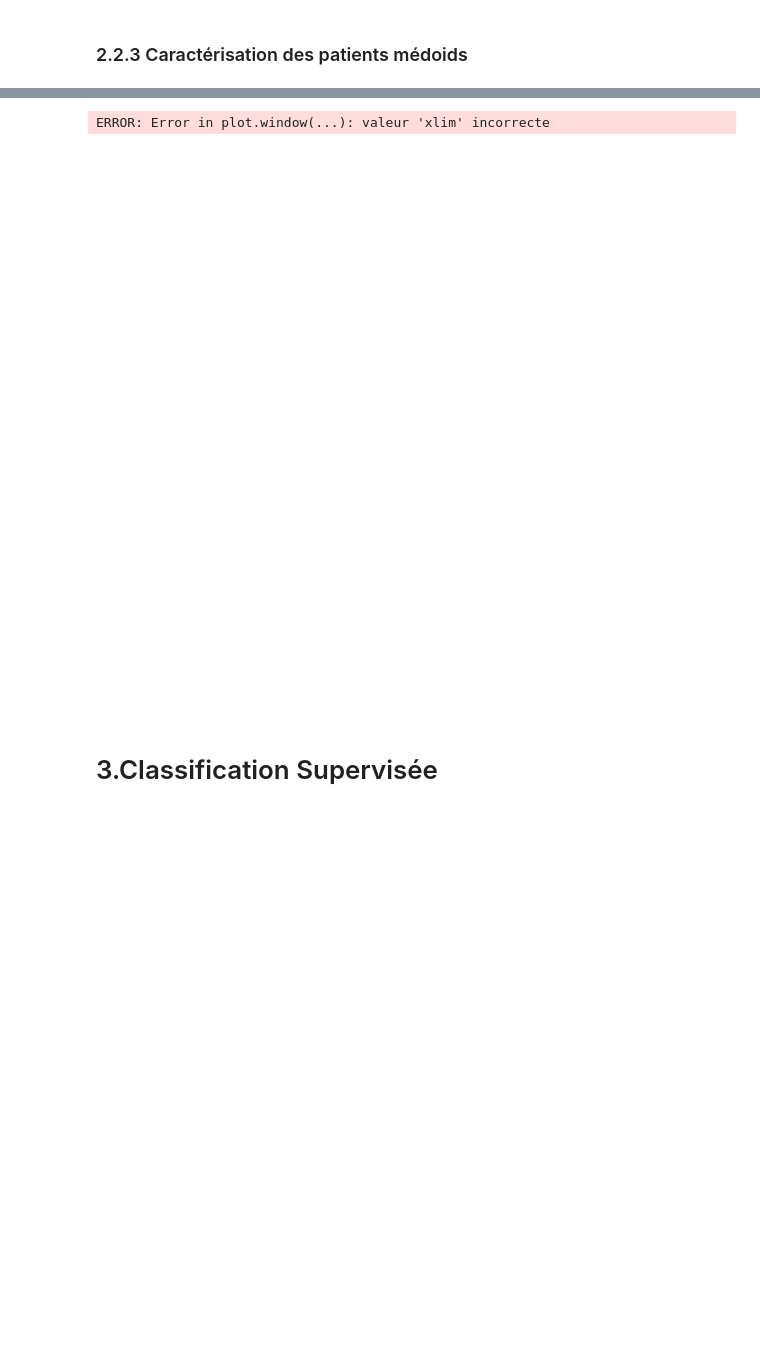
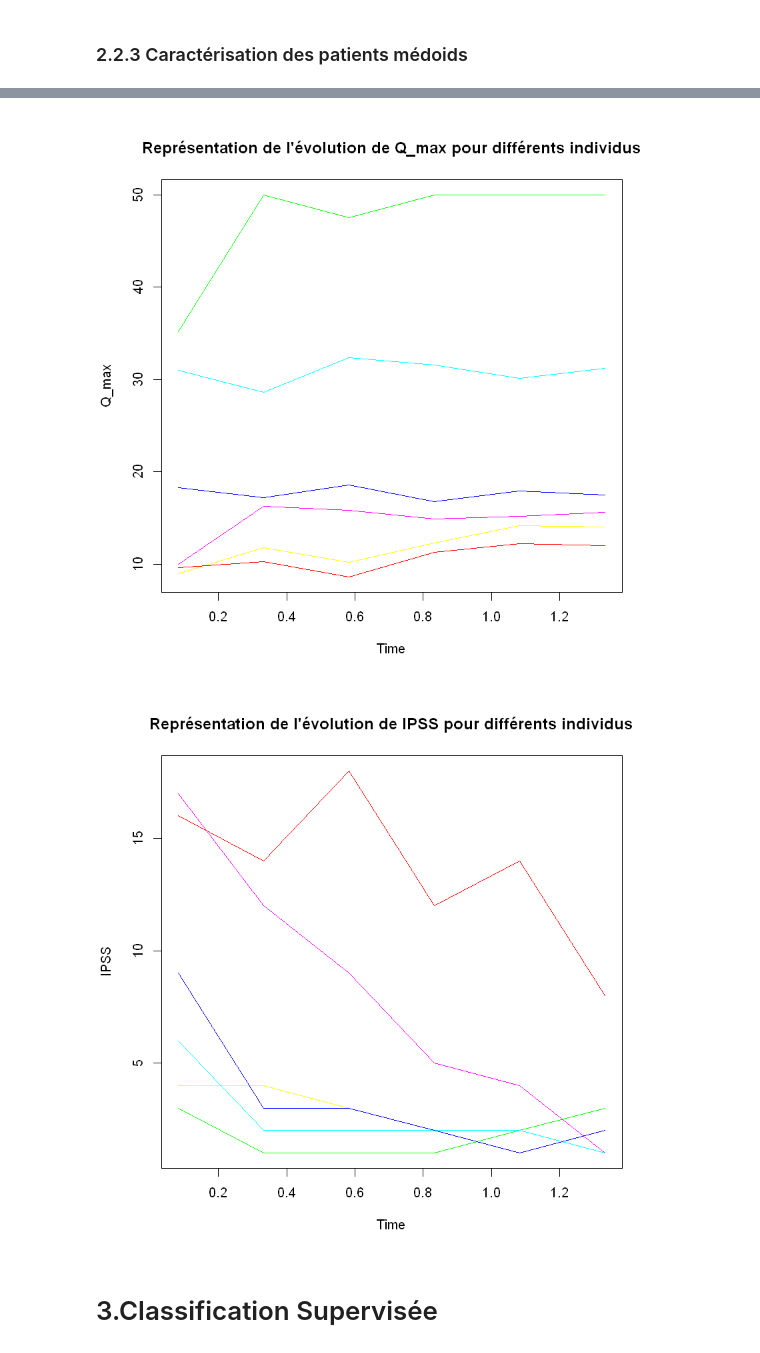
Before and after one commit to BigFab/TP_Adenome, a Jupyter notebook: vapor.ipynb, the cells around one changed output, grey strips where cells are left out. Drawn from its saved outputs; the diff is of its cells as text; code cells hidden in the pictures; blank space fills up the shorter version.

```diff
--- a/vapor.ipynb
+++ b/vapor.ipynb
@@ -399,8 +399,8 @@ i1=individu[1]
 i2=individu[2]
 i3=individu[3]
 #On crée des séries temporels pour nos variable Q_max ,IPSS et QoL
-vapor_num_post_qmax=t(subset(vapor_num_post,select=c(X1M_Qmax,X3M_Qmax,X6M_Qmax,X9M_Qmax,X12M_Qmax,X15M_Qmax)))
-vapor_num_post_ipss=t(subset(vapor_num_post,select=c(X1M_IPSS,X3M_IPSS,X6M_IPSS,X9M_IPSS,X12M_IPSS,X15M_IPSS)))
+vapor_num_post_qmax=t(subset(vapor_num_post,select=c(X1M_Qmax,X3M_Qmax,X6M_Qmax,X9M_Qmax,X12M_Qmax,X15M_Qmax,X18M_Qmax)))
+vapor_num_post_ipss=t(subset(vapor_num_post,select=c(X1M_IPSS,X3M_IPSS,X6M_IPSS,X9M_IPSS,X12M_IPSS,X15M_IPSS,X18M_IPSS)))
 vapor_cat_post_QoL=t(vapor_cat_post)
 vapor_num_post_series_qmax=ts(vapor_num_post_qmax, start=1/12,deltat=3/12)
 vapor_num_post_series_ipss=ts(vapor_num_post_ipss, start=1/12,deltat=3/12)
@@ -438,0 +477,17 @@ ts.plot(QoL,gpars= list(col=rainbow(3)),ylab= "IPSS",main="Représentation de l'
+# %%
+#On trace l'évolution de QoL en fonction du temps
+Boxplot=matrix(NA,nrow=nrow(vapor_num_post),ncol=2)
+for (i in 1:nrow(Boxplot)){
+    Boxplot[i,2]=vapor_cat_post$X1M_QoL[i]
+    Boxplot[i,1]=1
+}
+Boxplot2=matrix(NA,nrow=nrow(vapor_num_post),ncol=2)
+QoL=subset(vapor_cat_post,select=-c(X1M_QoL))
+for (i in 1:ncol(QoL)){
+for (k in 1:nrow(Boxplot2)){
+    Boxplot2[k,2]=QoL[k,i]
+    Boxplot2[k,1]=i*3
+}
+Boxplot=rbind(Boxplot,Boxplot2)
+}
+boxplot(Boxplot[,2]~Boxplot[,1], main="Représentation de l'évolution de QoL en fonction du temps", col=6 ,xlab="Nombre de mois", ylab="Valeur de QoL")
@@ -537,3 +596,17 @@ points(respam_optimal$medoids,col=1:11,pch=8)
 [figure]
 # %% [markdown]
 ### 2.1.4 Visualtisation des distributions du Q_max à 12 mois pour les différentes classes
+# %%
+clusters=respam_optimal$clustering
+Boxplot2=matrix(NA,ncol=2)
+clust=matrix(NA,ncol=6)
+for(i in 1:6){
+    clust[,i]=which(clusters==i)
+    clust[1]
+    for (j in 1:length(clust)){
+        print(clust[i])
+        Boxplot2[j,2]=vapor_num_post$X12M_Qmax[clust[1]]
+        Boxplot2[j,1]=i
+}
+Boxplot2=rbind(Boxplot2,Boxplot2)
+}
@@ -607,7 +682,7 @@ for (i in 1:length(medoids_post)){
     Ipss_medoid=vapor_num_post_series_ipss[,medoids_post[i]]
 if (i-1>0){
     resdtw[i]<-dtw(vapor_num_post_series_qmax[,medoids_post[i]],y=vapor_num_post_series_qmax[,medoids_post[i-1]],dist.method="Euclidean")
-    dtwPlotAlignment(resdtw[i], xlab="Query index", ylab="Reference index", plot.type="l")
+    #dtwPlotAlignment(resdtw[i], xlab="Query index", ylab="Reference index", plot.type="l")
     }
     Q_max_medoids=cbind(Q_max_medoids,Q_max_medoid)
     Ipss_medoids=cbind(Ipss_medoids,Ipss_medoid)
@@ -621,6 +700,6 @@ Warning message in resdtw[i] <- dtw(vapor_num_post_series_qmax[, medoids_post[i]
 "le nombre d'objets à remplacer n'est pas multiple de la taille du remplacement"
-ERROR: Error in plot.window(...): valeur 'xlim' incorrecte
-[figure, old version]
+[figure, new version]
+[figure, added]
 # %% [markdown]
 # 3.Classification Supervisée
 # %%
```
Also changed, not shown: parts of 9 cells of this notebook.
